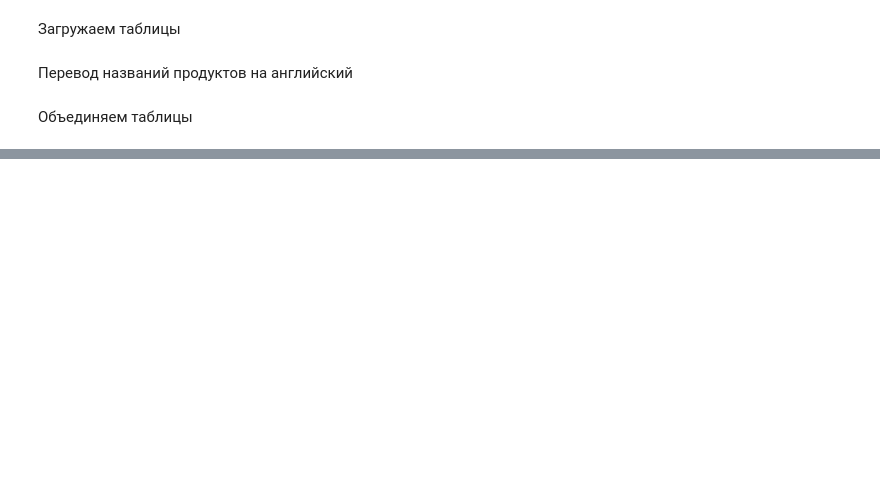
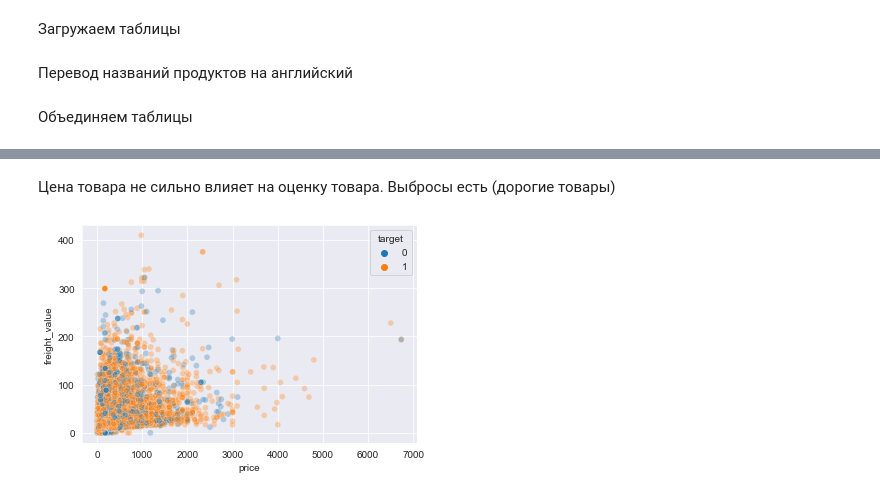
Before and after one commit to Sus-arch/Wine-Reviews-ML, a Jupyter notebook: classification/solution.ipynb, the cells around one changed output, grey strips where cells are left out. Drawn from its saved outputs; the diff is of its cells as text; code cells hidden in the pictures; blank space fills up the shorter version.

```diff
--- a/classification/solution.ipynb
+++ b/classification/solution.ipynb
@@ -48,0 +166,7 @@ orders_full.head()
+# %% [markdown]
+Цена товара не сильно влияет на оценку товара. Выбросы есть (дорогие товары)
+# %%
+sns.scatterplot(x='price', y='freight_value', hue='target', data=orders_full, alpha=0.3)
+plt.show()
+# %% [output]
+[figure, added]
```
Also changed, not shown: parts of 46 cells of this notebook, 1 other file.
